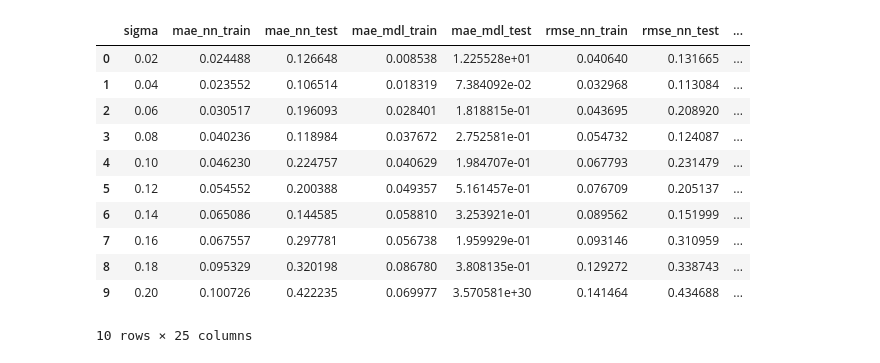
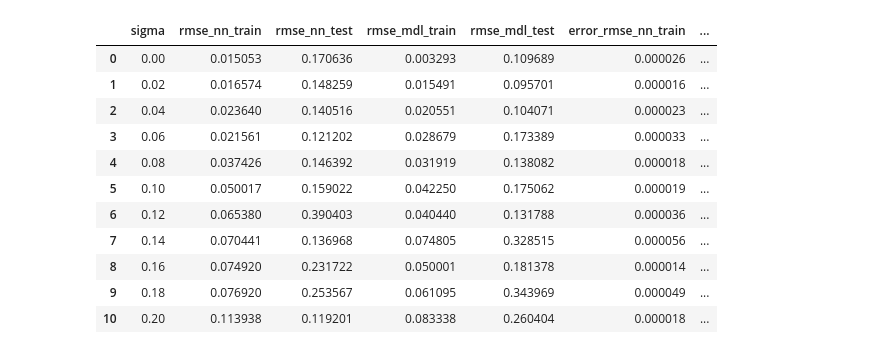
Before and after one commit to SergioCoboLopez/ANN_BMS, a Jupyter notebook: bin/plot_BMS_vs_ANNs.ipynb, the cells around one changed output. Saved outputs shown, nothing was run; the diff lists cells and outputs as text; code cells hidden in the pictures.

```diff
--- a/bin/plot_BMS_vs_ANNs.ipynb
+++ b/bin/plot_BMS_vs_ANNs.ipynb
@@ -18,22 +18,22 @@ from sklearn.metrics import mean_squared_error
 from sklearn.metrics import root_mean_squared_error
 from sklearn.metrics import mean_absolute_error
 # %%
-function='tanh'
-d=pd.read_csv('../data/'+ 'errors_statistics_' + str(function) + '.csv',index_col=0)
+function='leaky_ReLU'
+d=pd.read_csv('../data/'+ 'medians_' + str(function) + '.csv',index_col=0)
 display(d)
 # %% [output]
-|  | sigma | mae_nn_train | mae_nn_test | mae_mdl_train | mae_mdl_test | rmse_nn_train | rmse_nn_test | ... |
-| 0 | 0.02 | 0.024488 | 0.126648 | 0.008538 | 1.225528e+01 | 0.040640 | 0.131665 | ... |
-| 1 | 0.04 | 0.023552 | 0.106514 | 0.018319 | 7.384092e-02 | 0.032968 | 0.113084 | ... |
-| 2 | 0.06 | 0.030517 | 0.196093 | 0.028401 | 1.818815e-01 | 0.043695 | 0.208920 | ... |
-| 3 | 0.08 | 0.040236 | 0.118984 | 0.037672 | 2.752581e-01 | 0.054732 | 0.124087 | ... |
-| 4 | 0.10 | 0.046230 | 0.224757 | 0.040629 | 1.984707e-01 | 0.067793 | 0.231479 | ... |
-| 5 | 0.12 | 0.054552 | 0.200388 | 0.049357 | 5.161457e-01 | 0.076709 | 0.205137 | ... |
-| 6 | 0.14 | 0.065086 | 0.144585 | 0.058810 | 3.253921e-01 | 0.089562 | 0.151999 | ... |
-| 7 | 0.16 | 0.067557 | 0.297781 | 0.056738 | 1.959929e-01 | 0.093146 | 0.310959 | ... |
-| 8 | 0.18 | 0.095329 | 0.320198 | 0.086780 | 3.808135e-01 | 0.129272 | 0.338743 | ... |
-| 9 | 0.20 | 0.100726 | 0.422235 | 0.069977 | 3.570581e+30 | 0.141464 | 0.434688 | ... |
+|  | sigma | rmse_nn_train | rmse_nn_test | rmse_mdl_train | rmse_mdl_test | error_rmse_nn_train | ... |
+| 0 | 0.00 | 0.015053 | 0.170636 | 0.003293 | 0.109689 | 0.000026 | ... |
+| 1 | 0.02 | 0.016574 | 0.148259 | 0.015491 | 0.095701 | 0.000016 | ... |
+| 2 | 0.04 | 0.023640 | 0.140516 | 0.020551 | 0.104071 | 0.000023 | ... |
+| 3 | 0.06 | 0.021561 | 0.121202 | 0.028679 | 0.173389 | 0.000033 | ... |
+| 4 | 0.08 | 0.037426 | 0.146392 | 0.031919 | 0.138082 | 0.000018 | ... |
+| 5 | 0.10 | 0.050017 | 0.159022 | 0.042250 | 0.175062 | 0.000019 | ... |
+| 6 | 0.12 | 0.065380 | 0.390403 | 0.040440 | 0.131788 | 0.000036 | ... |
+| 7 | 0.14 | 0.070441 | 0.136968 | 0.074805 | 0.328515 | 0.000056 | ... |
+| 8 | 0.16 | 0.074920 | 0.231722 | 0.050001 | 0.181378 | 0.000014 | ... |
+| 9 | 0.18 | 0.076920 | 0.253567 | 0.061095 | 0.343969 | 0.000049 | ... |
+| 10 | 0.20 | 0.113938 | 0.119201 | 0.083338 | 0.260404 | 0.000018 | ... |
-10 rows × 25 columns
 # %%
 #Plot rmse
 #Define figure size in cm
```
Also changed, not shown: parts of 2 cells of this notebook, 38 other files.
